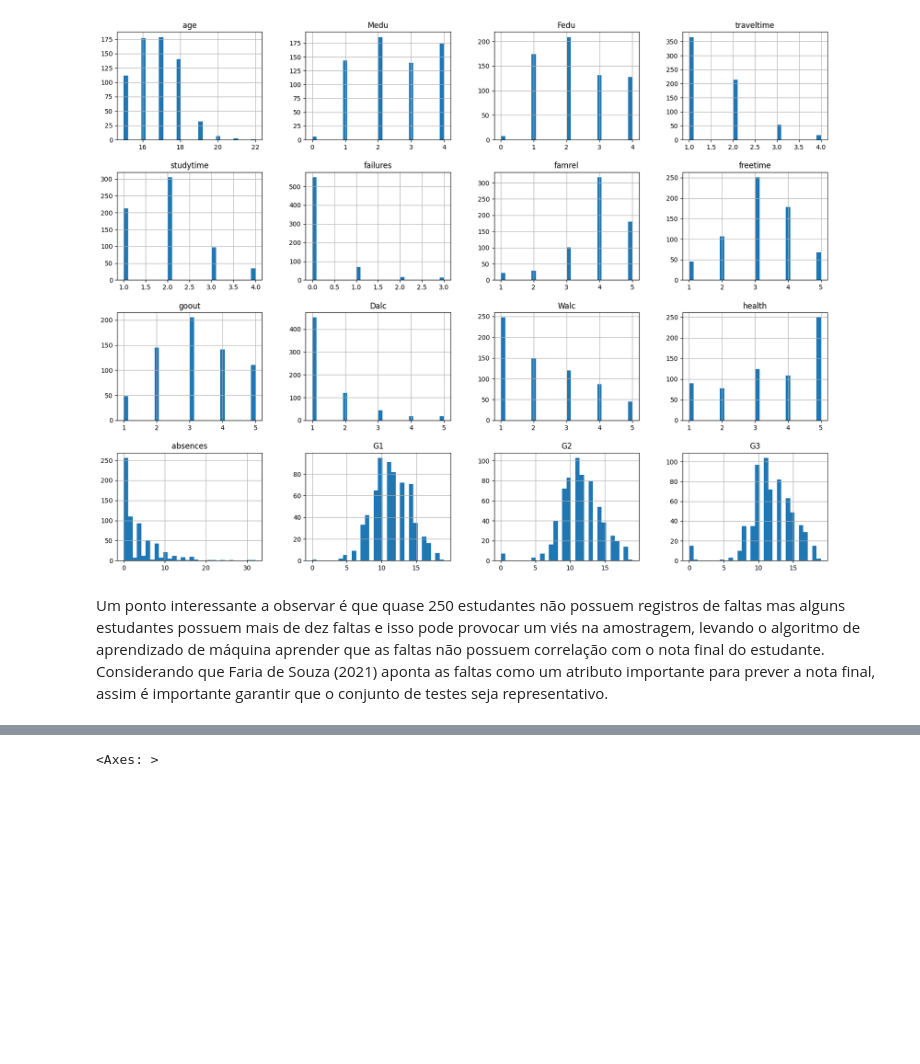
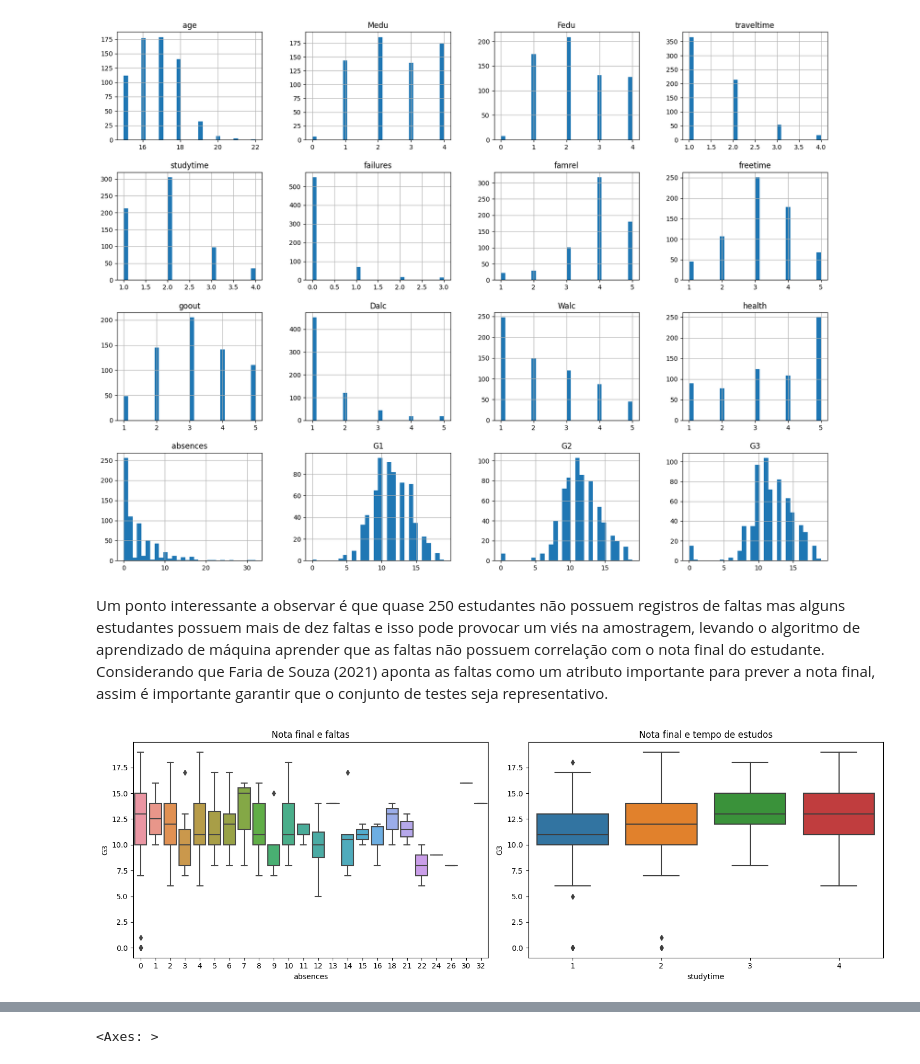
Before and after one commit to emanoelopes/progpy, a Jupyter notebook: uci-dt-studentsperformanceprediction.ipynb, the cells around one changed output, grey strips where cells are left out. Saved outputs shown, nothing was run; the diff lists cells and outputs as text; code cells hidden in the pictures; blank space fills up the shorter version.

```diff
--- a/uci-dt-studentsperformanceprediction.ipynb
+++ b/uci-dt-studentsperformanceprediction.ipynb
@@ -209,3 +216,20 @@ plt.show()
 [figure]
 # %% [markdown]
 Um ponto interessante a observar é que quase 250 estudantes não possuem registros de faltas mas alguns estudantes possuem mais de dez faltas e isso pode provocar um viés na amostragem, levando o algoritmo de aprendizado de máquina aprender que as faltas não possuem correlação com o nota final do estudante. Considerando que Faria de Souza (2021) aponta as faltas como um atributo importante para prever a nota final, assim é importante garantir que o conjunto de testes seja representativo.
+# %%
+plt.figure(figsize=(15, 5))
+
+# Nota final e faltas
+plt.subplot(1, 2, 1)
+sns.boxplot(x='absences', y='G3', data=students_full)
+plt.title('Nota final e faltas')
+
+# Nota final e tempo de estudos
+plt.subplot(1, 2, 2)
+sns.boxplot(x='studytime', y='G3', data=students_full)
+plt.title('Nota final e tempo de estudos')
+
+plt.tight_layout()
+plt.show()
+# %% [output]
+[figure, added]
```
Also changed, not shown: parts of 10 cells of this notebook.
